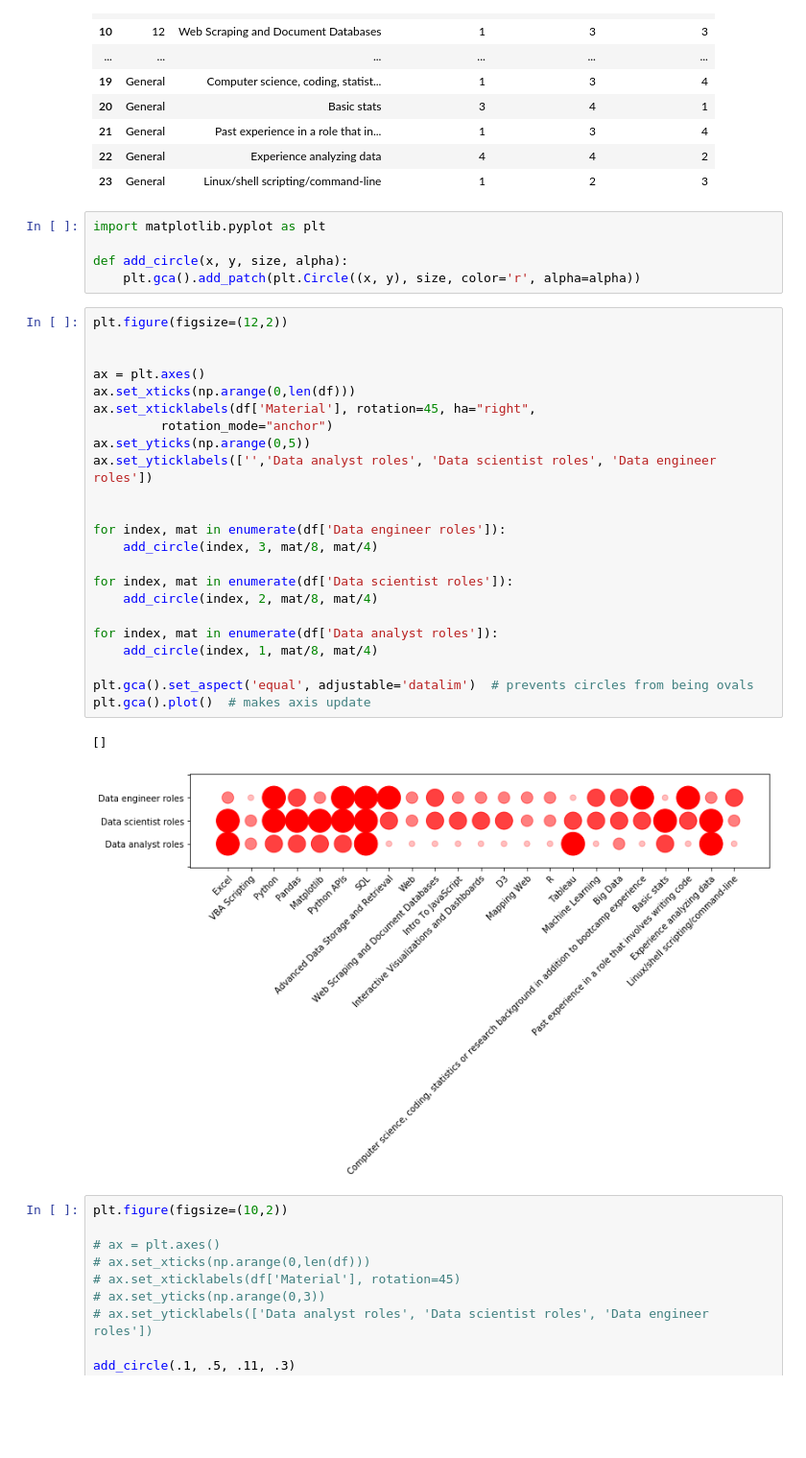
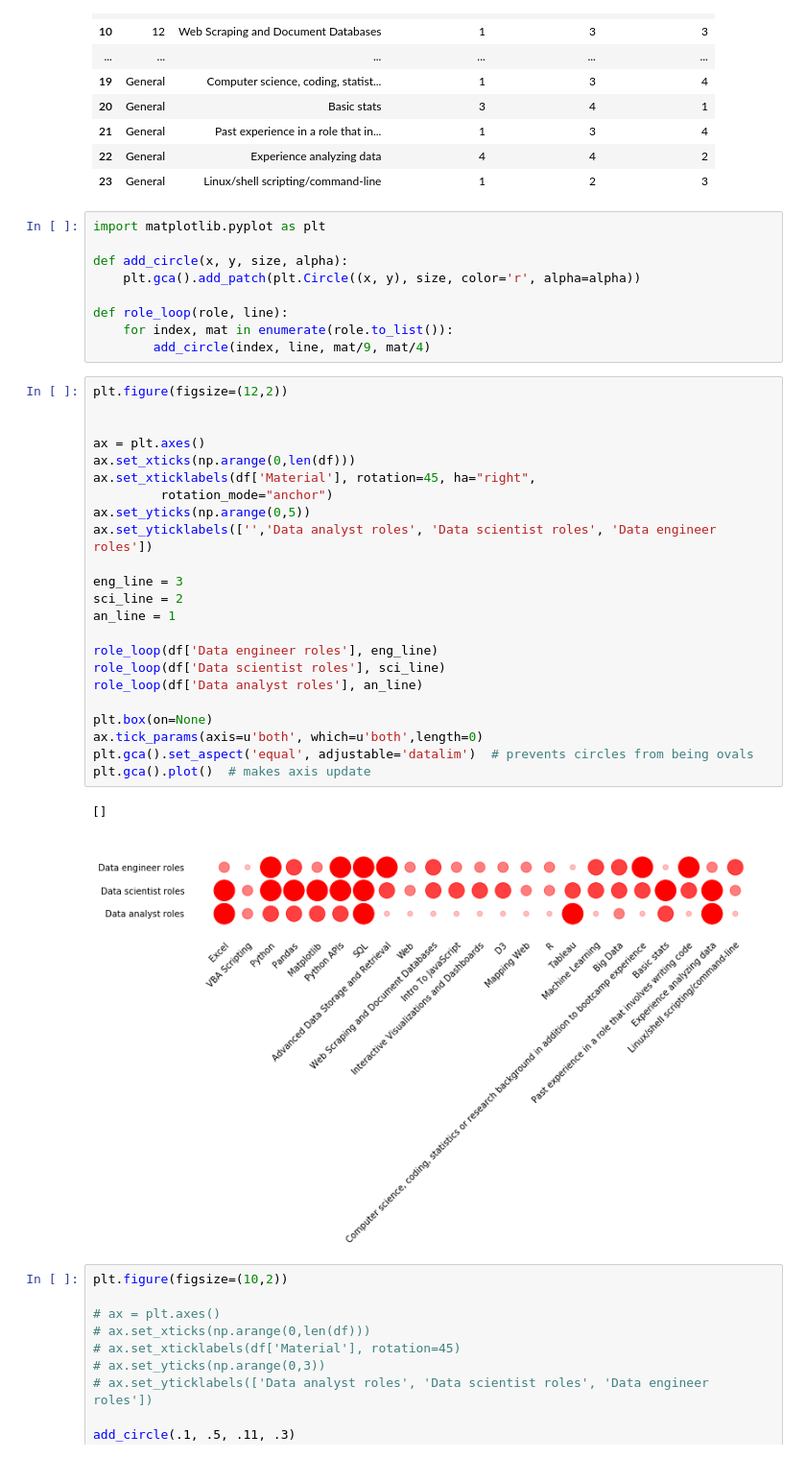
Before and after one commit to ilyaaltshteyn/pretend_project, a Jupyter notebook: class-topics-viz/vizzy.ipynb, the cells around one changed output. Shown: that part at 96% size. Saved outputs shown, nothing was run; the diff lists cells and outputs as text; blank space fills up the shorter version.

```diff
--- a/class-topics-viz/vizzy.ipynb
+++ b/class-topics-viz/vizzy.ipynb
@@ -34,32 +34,36 @@ import matplotlib.pyplot as plt
 
 def add_circle(x, y, size, alpha):
     plt.gca().add_patch(plt.Circle((x, y), size, color='r', alpha=alpha))
+
+def role_loop(role, line):
+    for index, mat in enumerate(role.to_list()):
+        add_circle(index, line, mat/9, mat/4)
 # %%
 plt.figure(figsize=(12,2))
 
 
 ax = plt.axes()
 ax.set_xticks(np.arange(0,len(df)))
 ax.set_xticklabels(df['Material'], rotation=45, ha="right",
          rotation_mode="anchor")
 ax.set_yticks(np.arange(0,5))
 ax.set_yticklabels(['','Data analyst roles', 'Data scientist roles', 'Data engineer roles'])
 
+eng_line = 3
+sci_line = 2
+an_line = 1
 
-for index, mat in enumerate(df['Data engineer roles']):
-    add_circle(index, 3, mat/8, mat/4)
+role_loop(df['Data engineer roles'], eng_line)
+role_loop(df['Data scientist roles'], sci_line)
+role_loop(df['Data analyst roles'], an_line)
 
-for index, mat in enumerate(df['Data scientist roles']):
-    add_circle(index, 2, mat/8, mat/4)
-
-for index, mat in enumerate(df['Data analyst roles']):
-    add_circle(index, 1, mat/8, mat/4)
-
+plt.box(on=None)
+ax.tick_params(axis=u'both', which=u'both',length=0)
 plt.gca().set_aspect('equal', adjustable='datalim')  # prevents circles from being ovals
 plt.gca().plot()  # makes axis update
 # %% [output]
 []
-[figure, old version]
+[figure, new version]
 # %%
 plt.figure(figsize=(10,2))
 
```
